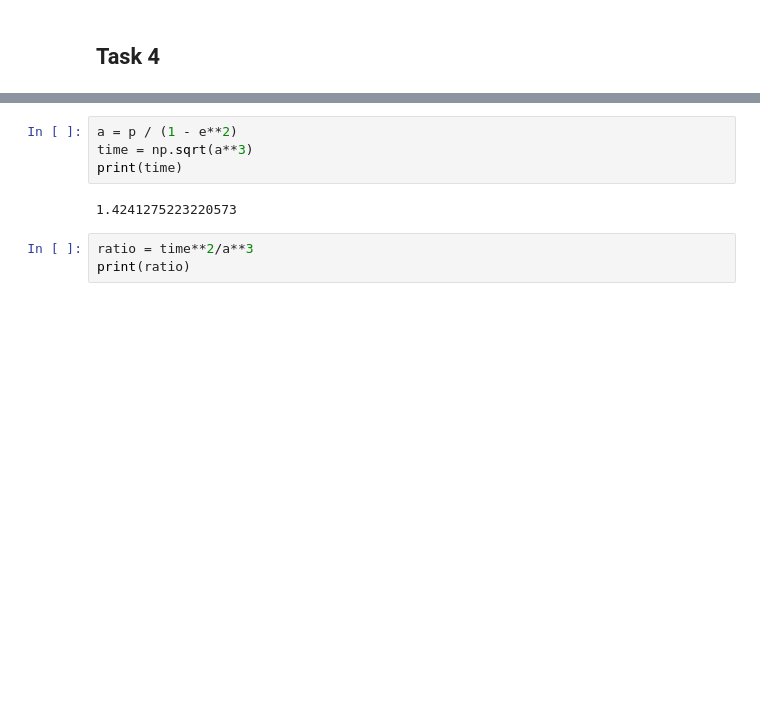
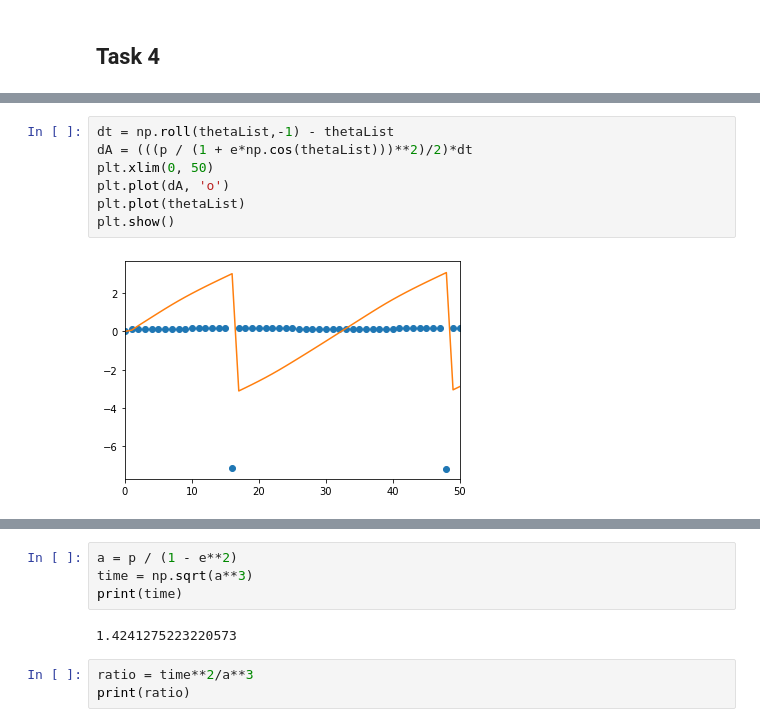
Before and after one commit to froydis98/NumeriskModellering, a Jupyter notebook: Handin2/Assignment2.ipynb, the cells around one changed output, grey strips where cells are left out. Cells and saved outputs as stored; diff of their text form; blank space fills up the shorter version.

```diff
--- a/Handin2/Assignment2.ipynb
+++ b/Handin2/Assignment2.ipynb
@@ -198,0 +237,9 @@ plt.polar(tlist, rlist)
+# %%
+dt = np.roll(thetaList,-1) - thetaList
+dA = (((p / (1 + e*np.cos(thetaList)))**2)/2)*dt
+plt.xlim(0, 50)
+plt.plot(dA, 'o')
+plt.plot(thetaList)
+plt.show()
+# %% [output]
+[figure, added]
```
Also changed, not shown: parts of 24 cells of this notebook.
